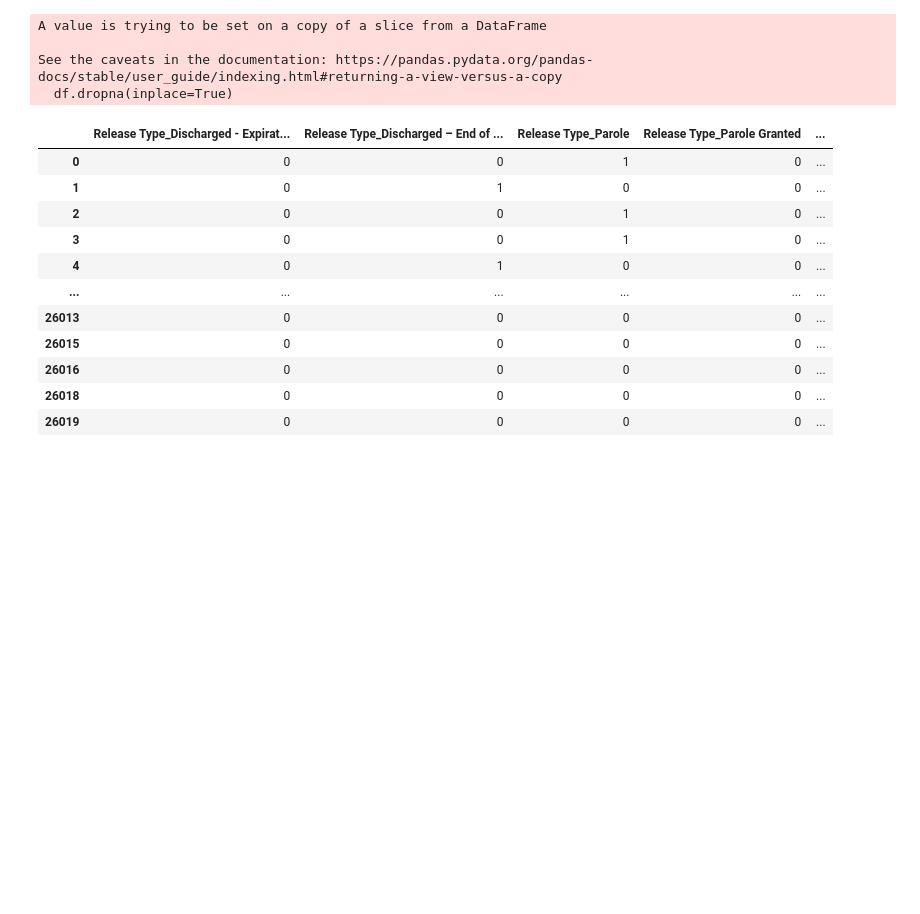
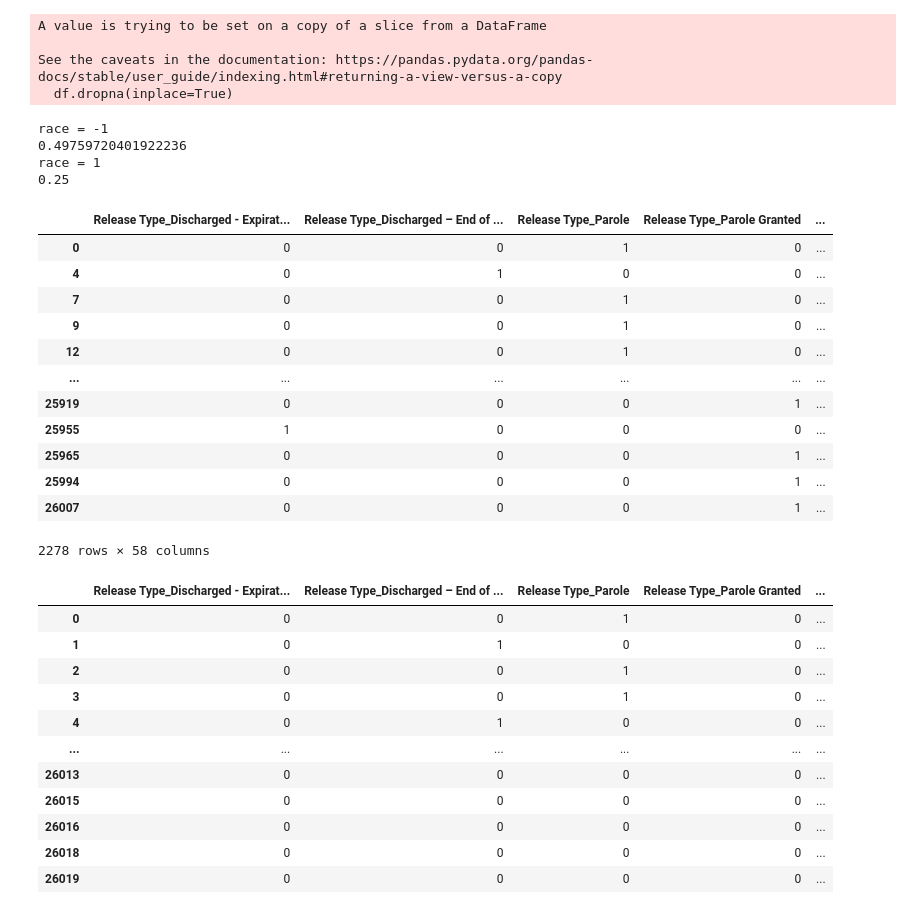
Before and after one commit to Matthew-Kwan/fairness-in-machine-learning, a Jupyter notebook: SearchFair-master/examples/Data Cleaning Recidivism.ipynb, the cells around one changed output. Cells and saved outputs as stored; diff of their text form; code cells hidden in the pictures; blank space fills up the shorter version.

```diff
--- a/SearchFair-master/examples/Data Cleaning Recidivism.ipynb
+++ b/SearchFair-master/examples/Data Cleaning Recidivism.ipynb
@@ -87,7 +88,7 @@ from sklearn.preprocessing import OneHotEncoder
 encodeRecidivism = {'No': -1, 'Yes': 1}
 # %%
 def encodeRace(x):
-    if 'Black' in x:
+    if 'White - Non-Hispanic' in x:
         return 1
     else:
         return -1
@@ -103,3 +110,5 @@ def encodeRecidivism(x):
 newdf['Race'] = df['Race - Ethnicity'].apply(lambda x: encodeRace(x))
 # %%
 newdf['Recidivism'] = df['Return to Prison'].apply(lambda x: encodeRecidivism(x))
+# %%
+adf = newdf[(newdf['Race']==-1) & (newdf['Recidivism']==1)]
@@ -106,3 +125,26 @@ newdf['Recidivism'] = df['Return to Prison'].apply(lambda x: encodeRecidivism(x)
+# %%
+check_distr(pd.concat([adf,poccdf,wcdf,wcndf]))
+# %% [output]
+race = -1
+0.49759720401922236
+race = 1
+0.25
+# %%
+adf
+# %% [output]
+|  | Release Type_Discharged - Expirat... | Release Type_Discharged – End of ... | Release Type_Parole | Release Type_Parole Granted | ... |
+| 0 | 0 | 0 | 1 | 0 | ... |
+| 4 | 0 | 1 | 0 | 0 | ... |
+| 7 | 0 | 0 | 1 | 0 | ... |
+| 9 | 0 | 0 | 1 | 0 | ... |
+| 12 | 0 | 0 | 1 | 0 | ... |
+| ... | ... | ... | ... | ... | ... |
+| 25919 | 0 | 0 | 0 | 1 | ... |
+| 25955 | 1 | 0 | 0 | 0 | ... |
+| 25965 | 0 | 0 | 0 | 1 | ... |
+| 25994 | 0 | 0 | 0 | 1 | ... |
+| 26007 | 0 | 0 | 0 | 1 | ... |
+2278 rows × 58 columns
 # %%
 newdf
 # %% [output]
```
Also changed, not shown: parts of 17 cells of this notebook, 7 other files.
